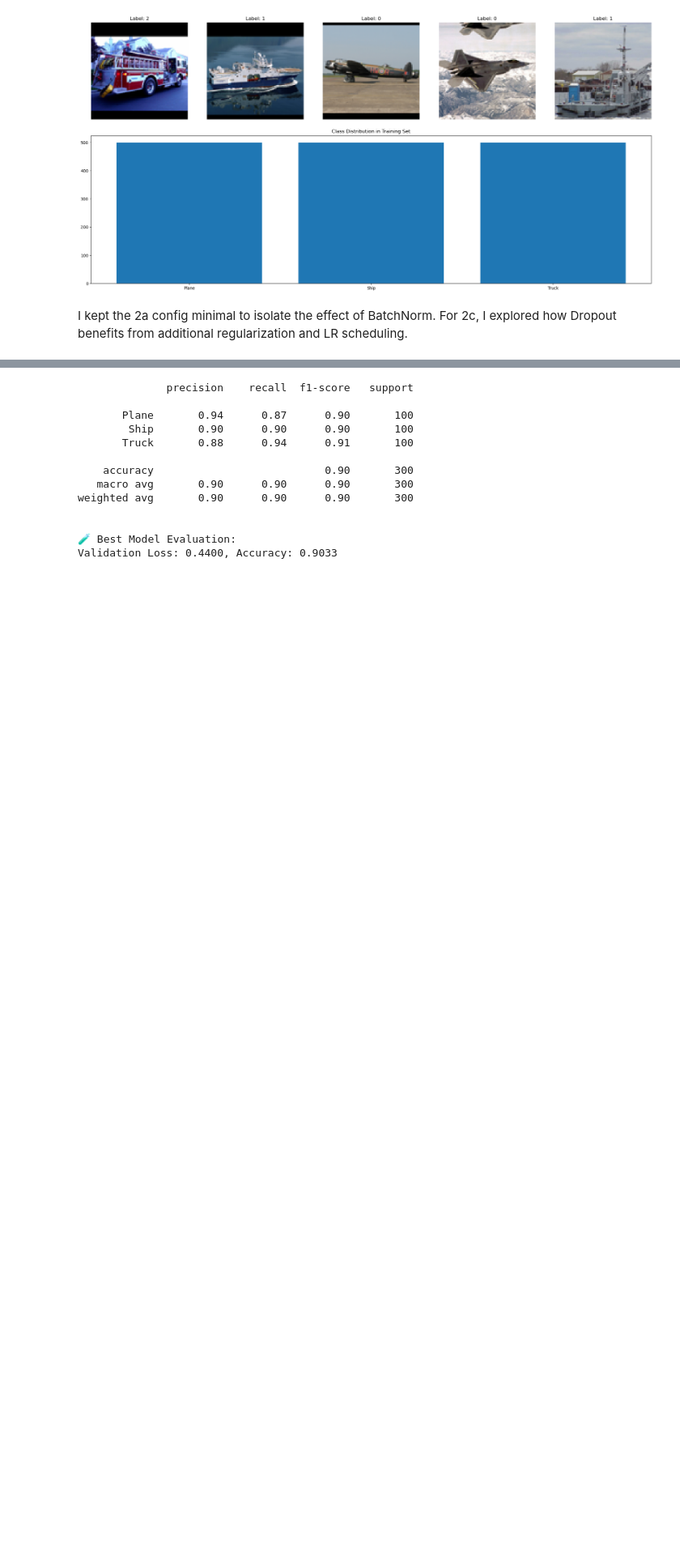
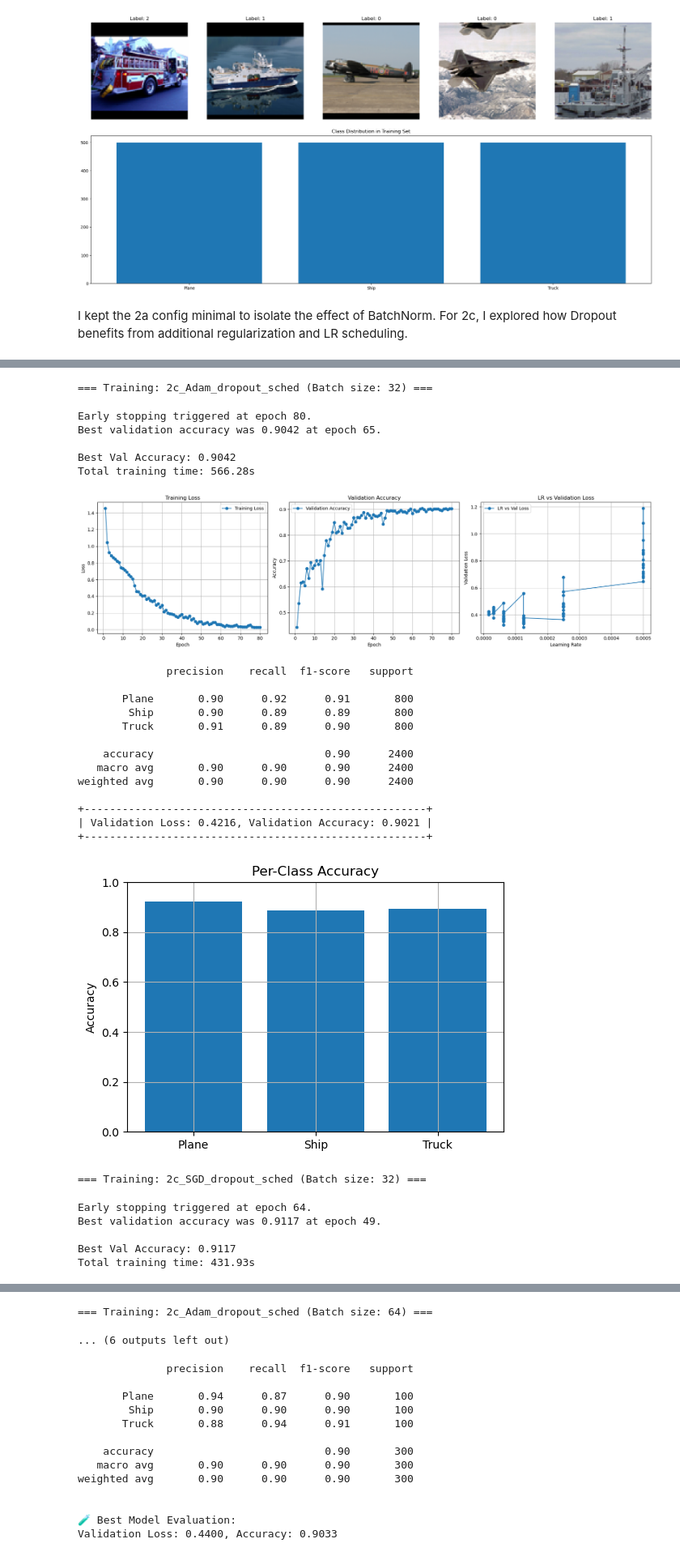
Before and after one commit to tihassfjord/FYS3033DL, a Jupyter notebook: newmain.ipynb, the cells around one changed output, grey strips where cells are left out. Shown at 81% size. Saved outputs shown, nothing was run; the diff lists cells and outputs as text; code cells hidden in the pictures; blank space fills up the shorter version.

```diff
--- a/newmain.ipynb
+++ b/newmain.ipynb
@@ -472,8 +261,8 @@ from src.evaluation import classification_summary, plot_confusion_matrix, plot_p
 import torch
 import torch.nn as nn
 import torch.optim as optim
-from torch.optim.lr_scheduler import StepLR
-from torchvision import transforms
+from torch.optim.lr_scheduler import StepLR, ReduceLROnPlateau
+from torchvision.transforms import v2 as transforms
 
 # Set seed and device
 set_seed(42)
@@ -488,7 +277,7 @@ train_transform = transforms.Compose([
     transforms.RandomResizedCrop(96, scale=(0.8, 1.0)),
     transforms.ColorJitter(brightness=0.2, contrast=0.2, saturation=0.2),
     transforms.ToTensor(),
-    transforms.Normalize(mean=[0.5]*3, std=[0.5]*3)
+    transforms.Normalize(mean=dataset_mean.tolist(), std=dataset_std.tolist())
 ])
 
 # Define validation transforms (no augmentation)
@@ -496,12 +285,12 @@ val_transform = transforms.Compose([
     transforms.ToPILImage(),
     transforms.Resize((96, 96)),
     transforms.ToTensor(),
-    transforms.Normalize(mean=[0.5]*3, std=[0.5]*3)
+    transforms.Normalize(mean=dataset_mean.tolist(), std=dataset_std.tolist())
 ])
 
 
 # Prepare datasets once
-train_dataset = ImageDataset(train_images, train_labels, transform=train_transform)
+train_dataset = ImageDataset(training_images, training_labels, transform=train_transform)
 val_dataset = ImageDataset(val_images, val_labels, transform=val_transform)
 
 # can uncomment the following lines to create datasets again without augmentation
@@ -515,8 +304,24 @@ configs = [
         "dropout": True,
         "optimizer": "adam",
         "weight_decay": 1e-4,
-        "use_scheduler": False,
+        "use_scheduler": True,
         "batch_size": 32
+    },
+    {
+        "name": "2c_SGD_dropout_sched",
+        "dropout": True,
+        "optimizer": "sgd",
+        "weight_decay": 0,
+        "use_scheduler": True,
+        "batch_size": 32
+    },
+    {
+        "name": "2c_Adam_dropout_sched",
+        "dropout": True,
+        "optimizer": "adam",
+        "weight_decay": 1e-4,
+        "use_scheduler": True,
+        "batch_size": 64
     }
 ]
 
@@ -552,10 +357,11 @@ for cfg in configs:
     if optimizer_name == "sgd":
         optimizer = optim.SGD(model.parameters(), lr=lr, weight_decay=cfg["weight_decay"],momentum=0.9)
     else:
-        optimizer = optim.Adam(model.parameters(), lr=lr, weight_decay=cfg["weight_decay"])
+        optimizer = optim.AdamW(model.parameters(), lr=lr, weight_decay=cfg["weight_decay"])
 
     # Setup scheduler (if any)
-    scheduler = StepLR(optimizer, step_size=15, gamma=0.5) if cfg["use_scheduler"] else None
+    # scheduler = StepLR(optimizer, step_size=15, gamma=0.5) if cfg["use_scheduler"] else None
+    scheduler = ReduceLROnPlateau(optimizer, mode='min', factor=0.1, patience=2) if cfg["use_scheduler"] else None
 
     # Train the model
     trained_model = train_model(
@@ -565,30 +371,58 @@ for cfg in configs:
         optimizer=optimizer,
         scheduler=scheduler,
         device=device,
         num_epochs=100,
         model_name=f"{cfg['name']}_bs{cfg['batch_size']}",
         patience=15
     )
 
     # Evaluate the model
     val_loss, val_acc, y_true, y_pred = classification_summary(
         model=trained_model,
         dataloader=dataloaders["val"],
         criterion=criterion,
         device=device,
         class_names=['Plane', 'Ship', 'Truck']
     )
 
     print_framed_metrics(val_loss, val_acc)
 
     plot_per_class_accuracy(y_true, y_pred, class_names=['Plane', 'Ship', 'Truck'],
                         save_path=f"plots/{cfg['name']}_per_class_acc.png")
 
     # Generate plots
     plot_confusion_matrix(
         trained_model,
         dataloaders['val'],
         device,
         class_names=['Plane', 'Ship', 'Truck'],
         save_path=f"plots/{cfg['name']}_bs{cfg['batch_size']}_confusion_matrix.png"
     )
+# %% [output]
+=== Training: 2c_Adam_dropout_sched (Batch size: 32) ===
+Early stopping triggered at epoch 80.
+Best validation accuracy was 0.9042 at epoch 65.
+
+Best Val Accuracy: 0.9042
+Total training time: 566.28s
+[figure, added]
+              precision    recall  f1-score   support
+
+       Plane       0.90      0.92      0.91       800
+        Ship       0.90      0.89      0.89       800
+       Truck       0.91      0.89      0.90       800
+
+    accuracy                           0.90      2400
+   macro avg       0.90      0.90      0.90      2400
+weighted avg       0.90      0.90      0.90      2400
+
++------------------------------------------------------+
+| Validation Loss: 0.4216, Validation Accuracy: 0.9021 |
++------------------------------------------------------+
+[figure, added]
+=== Training: 2c_SGD_dropout_sched (Batch size: 32) ===
+Early stopping triggered at epoch 64.
+Best validation accuracy was 0.9117 at epoch 49.
+
+Best Val Accuracy: 0.9117
+Total training time: 431.93s
@@ -595,3 +445,5 @@ for cfg in configs:
+=== Training: 2c_Adam_dropout_sched (Batch size: 64) ===
+... (6 outputs left out)
 # %%
 # === Load and evaluate best saved model ===
 
```
Also changed, not shown: parts of 22 cells of this notebook, 23 other files.
